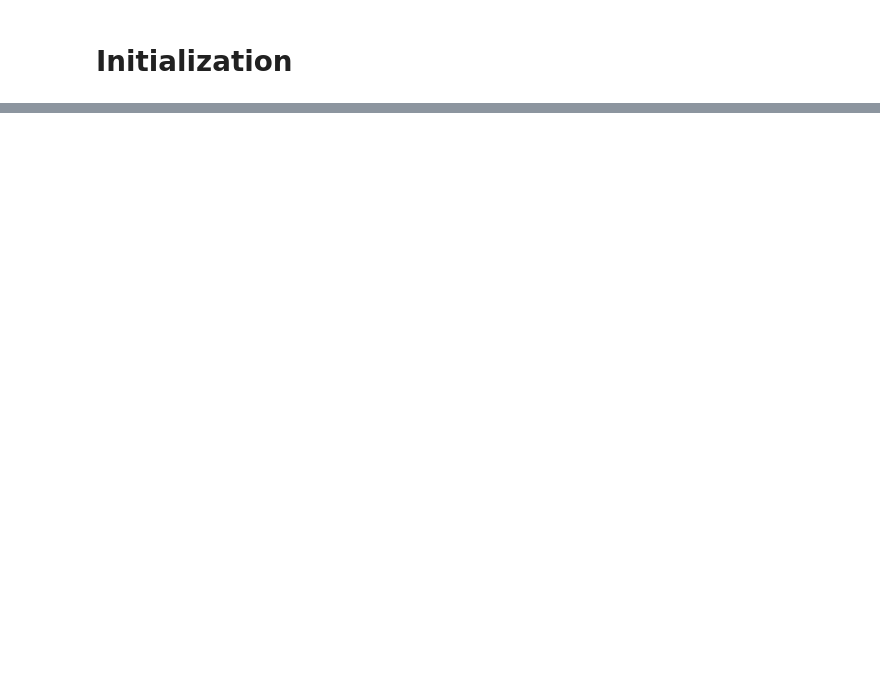
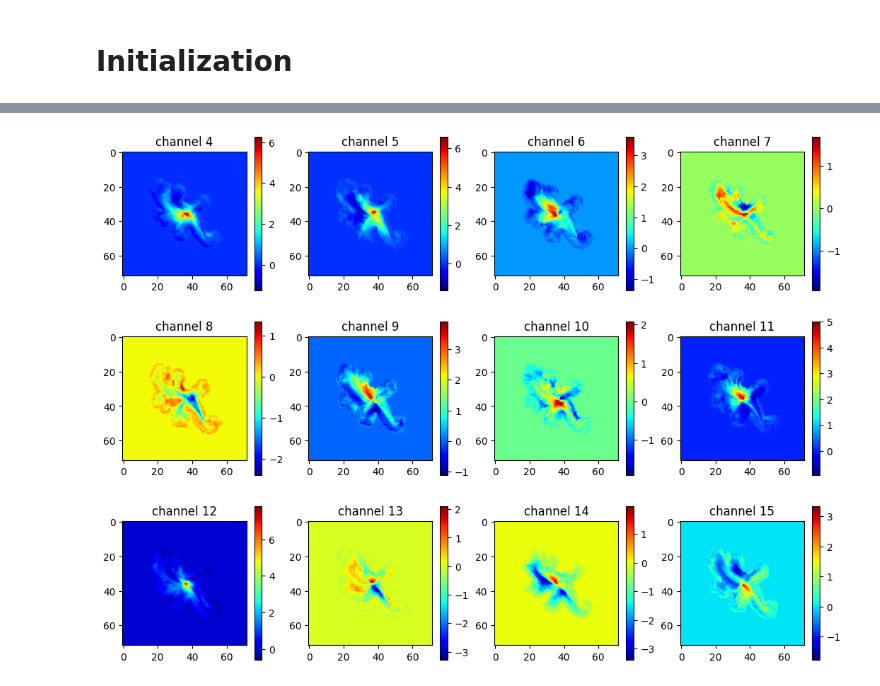
Before and after one commit to andrecharneca/Adaptive-Neural-Cellular-Automata, a Jupyter notebook: explainability.ipynb, the cells around one changed output, grey strips where cells are left out. Cells and saved outputs as stored; diff of their text form; code cells hidden in the pictures; blank space fills up the shorter version.

```diff
--- a/explainability.ipynb
+++ b/explainability.ipynb
@@ -92,0 +178,10 @@ plt.imshow((pad_parts[:,:,3]==1) & (pad_parts[:,:,0]==0) & (pad_parts[:,:,1]==0)
+# %%
+# visualize channels 4-15 at the last step
+plt.figure(figsize=(13,13))
+for i in range(4, 16):
+    plt.subplot(4, 4, i-3)
+    plt.imshow(x_steps[-1,0,:,:,i].detach().cpu(), cmap='jet')
+    plt.title(f"channel {i}")
+    plt.colorbar()
+# %% [output]
+[figure, added]
```
Also changed, not shown: parts of 10 cells of this notebook, 4 other files.
